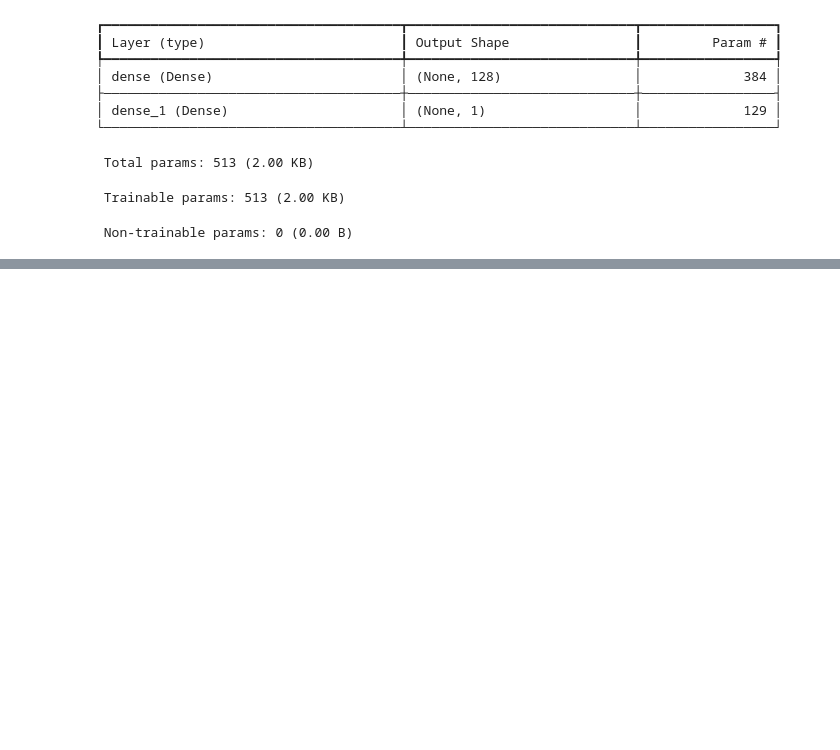
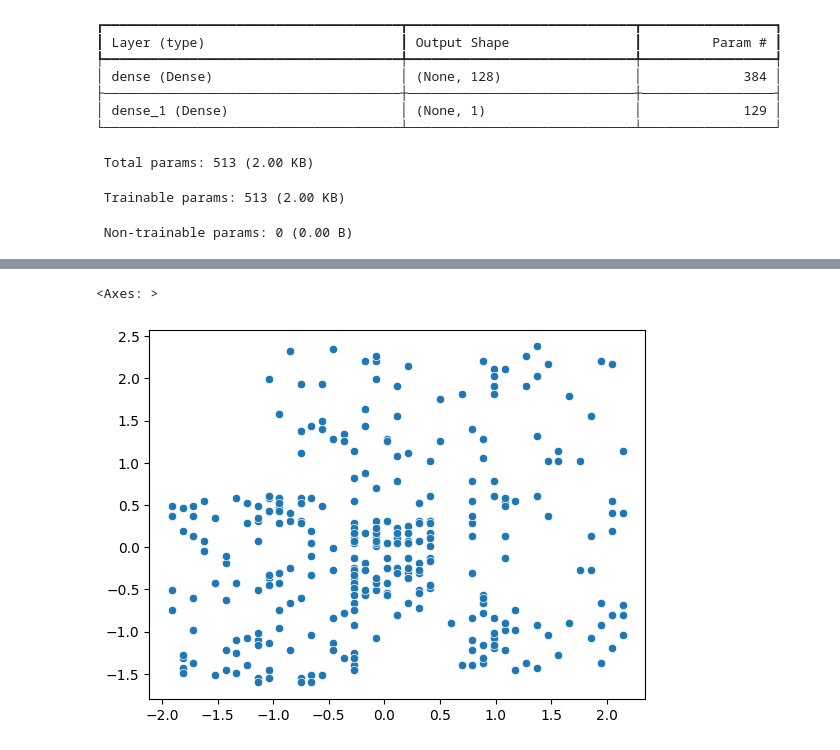
Before and after one commit to AyushVaZe67/Deep-Learning, a Jupyter notebook: Learning/feature_scaling.ipynb, the cells around one changed output, grey strips where cells are left out. Cells and saved outputs as stored; diff of their text form; code cells hidden in the pictures; blank space fills up the shorter version.

```diff
--- a/Learning/feature_scaling.ipynb
+++ b/Learning/feature_scaling.ipynb
@@ -90,0 +91,9 @@ plt.plot(history.history['val_accuracy'])
+# %%
+from sklearn.preprocessing import StandardScaler
+
+# Assuming X_train and X_test are your original datasets
+scaler = StandardScaler()
+
+# Fit the scaler on the training data and transform both training and test data
+X_train_scaled = scaler.fit_transform(X_train)
+X_test_scaled = scaler.transform(X_test)
@@ -90,0 +120,7 @@ plt.plot(history.history['val_accuracy'])
+# %%
+import seaborn as sns
+
+sns.scatterplot(x=X_train_scaled[:, 0], y=X_train_scaled[:, 1])
+# %% [output]
+<Axes: >
+[figure, added]
```
Also changed, not shown: parts of 7 cells of this notebook.
